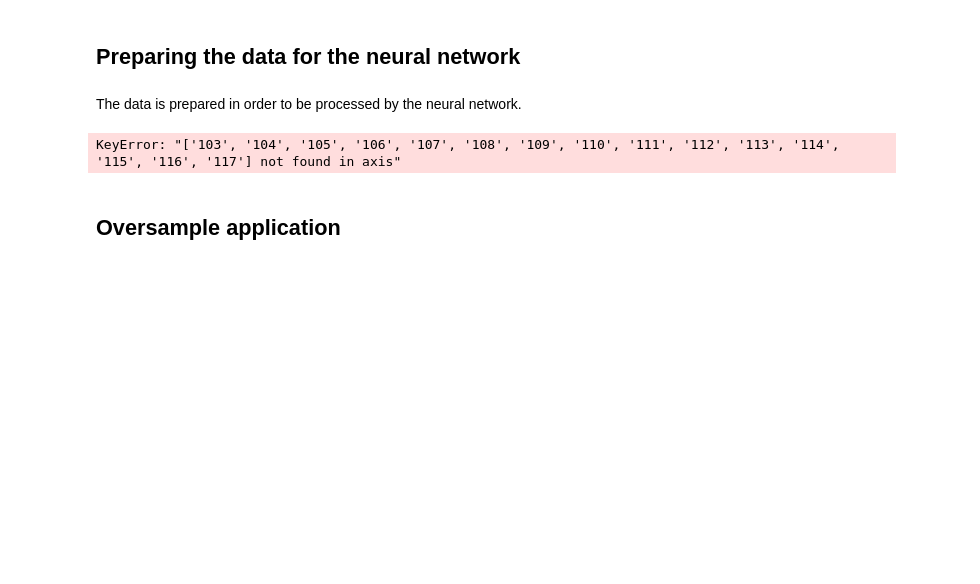
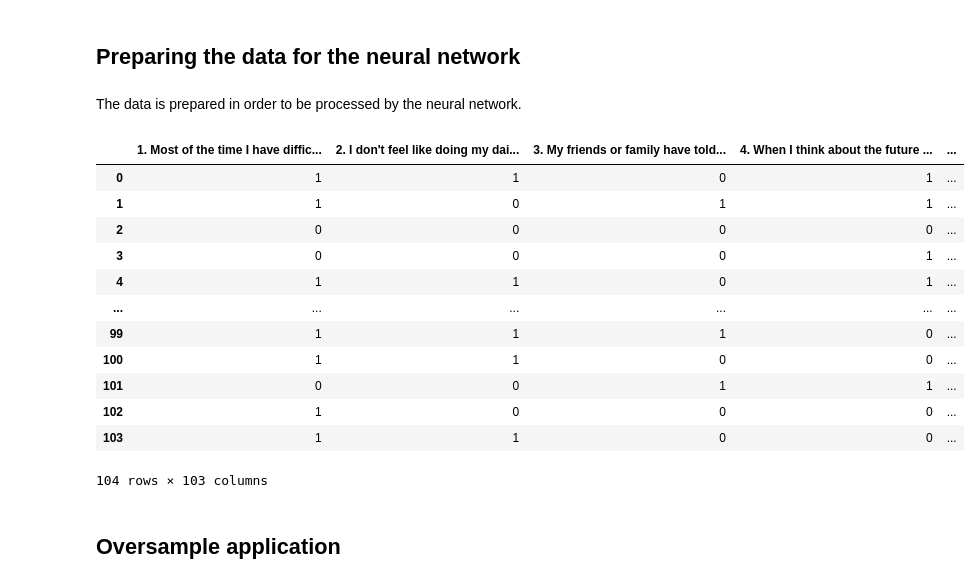
Before and after one commit to Manuel080800/IAE-Psicology, a Jupyter notebook: Red neuronal - Test/Explainers_ANN_Psychology_Classification.ipynb, the cells around one changed output. Drawn from its saved outputs; the diff is of its cells as text; code cells hidden in the pictures; blank space fills up the shorter version.

```diff
--- a/Red neuronal - Test/Explainers_ANN_Psychology_Classification.ipynb
+++ b/Red neuronal - Test/Explainers_ANN_Psychology_Classification.ipynb
@@ -52,18 +53,33 @@ seedbase = 1
 The data is prepared in order to be processed by the neural network.
 # %%
 ## Eliminating physical-related questions in dataset.
-df = df_base.drop(df.columns[102:-1], axis=1)
+df = df.drop(df.columns[102:-1], axis=1)
 
 ## Grouping of the target according to the defined dictionary.
 df ['Target'] = df ['Target'].map(class_dic)
 
 ## Assignment of local variables according to the data necessary for the neural network.
 train_colsbase = df_base.columns [0:-1]
 labelbase = df_base.columns [-1]
 X = df [train_colsbase]
 y = df [labelbase]
+
+## The prepared data of the dataset is printed.
+df
 # %% [output]
+|  | 1. Most of the time I have diffic... | 2. I don't feel like doing my dai... | 3. My friends or family have told... | 4. When I think about the future ... | ... |
+| 0 | 1 | 1 | 0 | 1 | ... |
+| 1 | 1 | 0 | 1 | 1 | ... |
+| 2 | 0 | 0 | 0 | 0 | ... |
+| 3 | 0 | 0 | 0 | 1 | ... |
+| 4 | 1 | 1 | 0 | 1 | ... |
+| ... | ... | ... | ... | ... | ... |
+| 99 | 1 | 1 | 1 | 0 | ... |
+| 100 | 1 | 1 | 0 | 0 | ... |
+| 101 | 0 | 0 | 1 | 1 | ... |
+| 102 | 1 | 0 | 0 | 0 | ... |
+| 103 | 1 | 1 | 0 | 0 | ... |
-KeyError: "['103', '104', '105', '106', '107', '108', '109', '110', '111', '112', '113', '114', '115', '116', '117'] not found in axis"
+104 rows × 103 columns
 # %% [markdown]
 ## Oversample application
 # %% [markdown]
```
Also changed, not shown: parts of 16 cells of this notebook.
